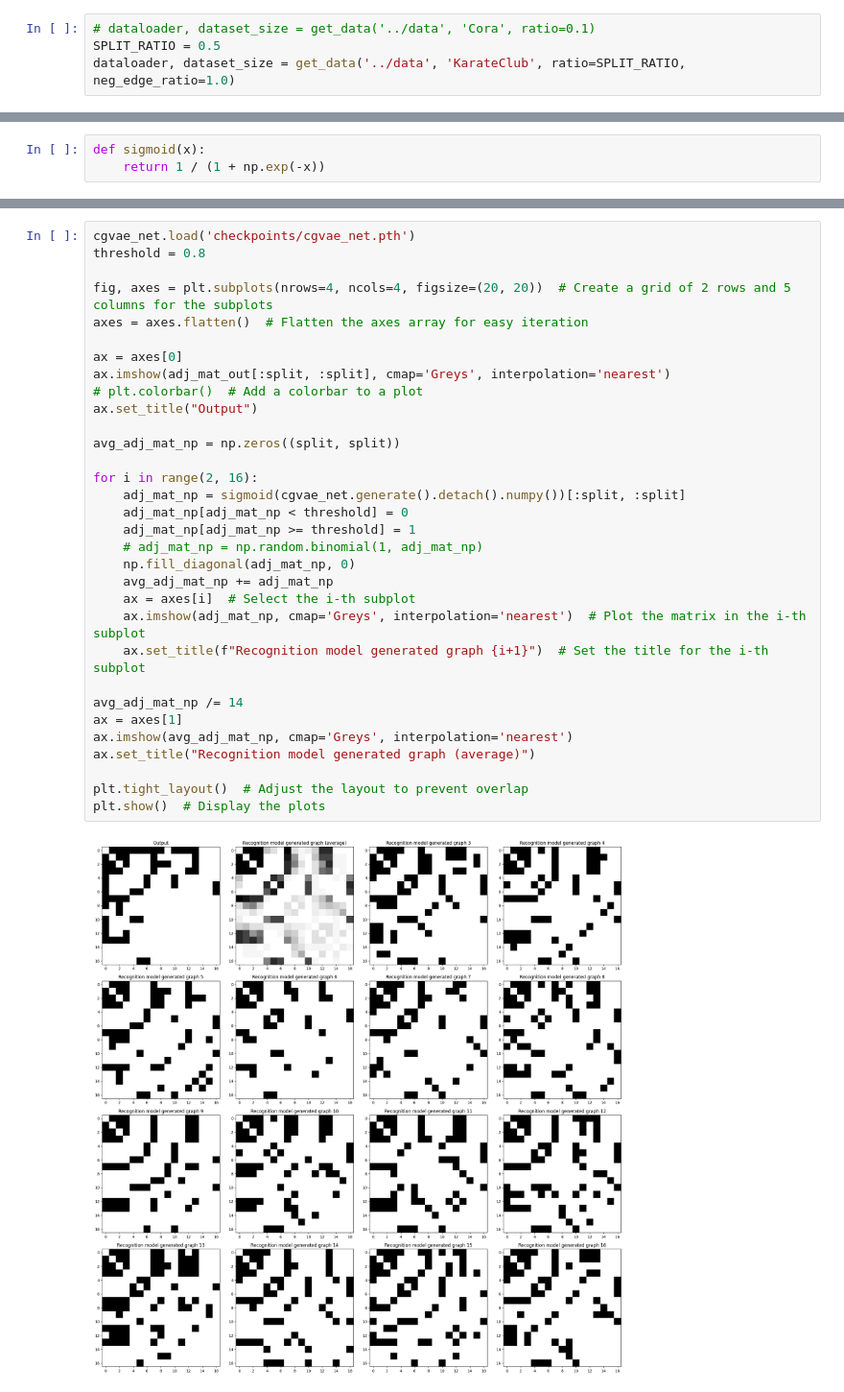
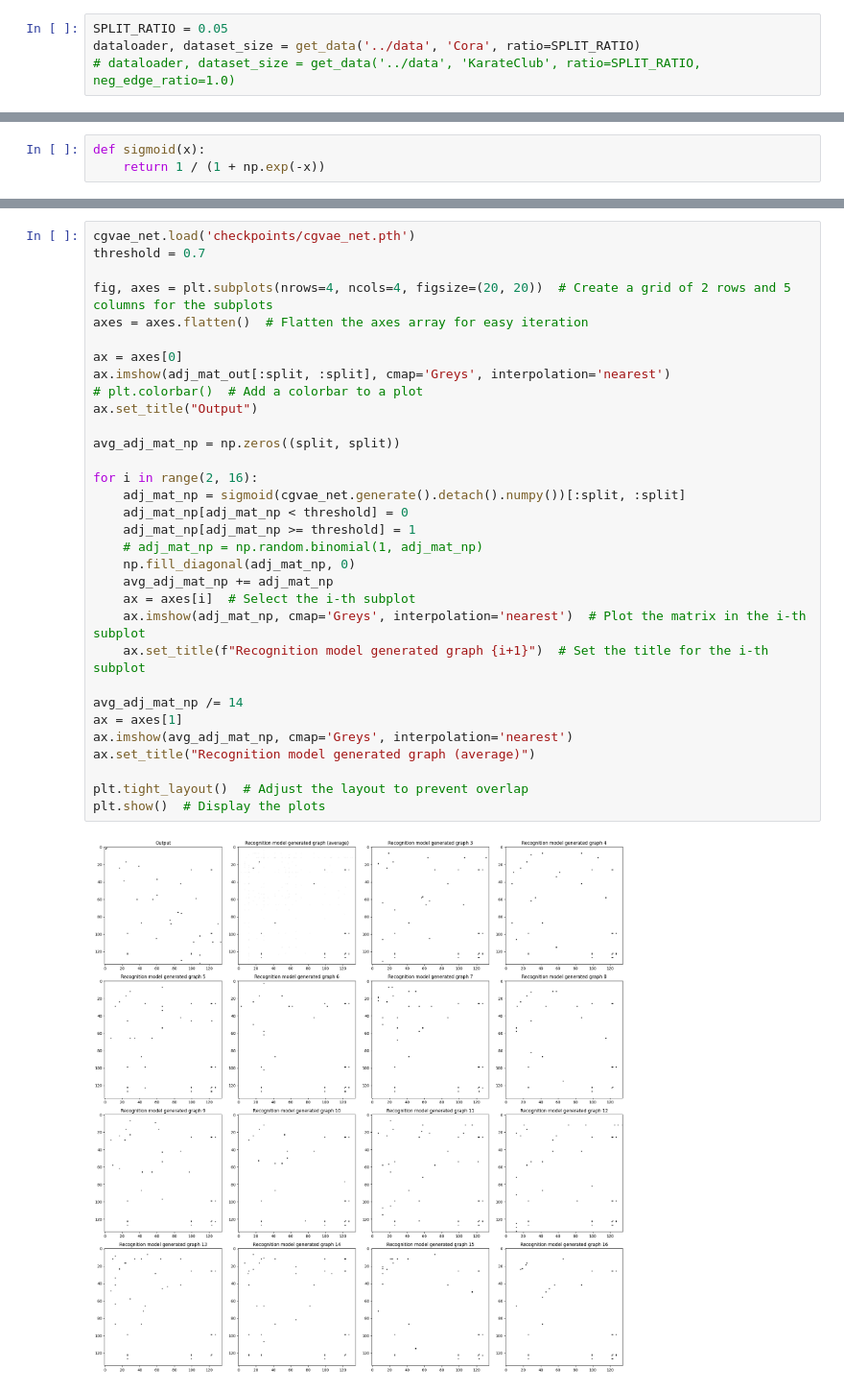
Before and after one commit to FDUguchunhui/latent-space-constraint-GNN, a Jupyter notebook: src/cgvae.ipynb, the cells around one changed output, grey strips where cells are left out. Shown: that part at 96% size. Saved outputs shown, nothing was run; the diff lists cells and outputs as text.

```diff
--- a/src/cgvae.ipynb
+++ b/src/cgvae.ipynb
@@ -21,9 +25,9 @@ display(HTML("<style>pre { white-space: pre !important; }</style>"))
 /Users/cgu3/Documents/cgvae
 '/Users/cgu3/Documents/cgvae'
 # %%
-# dataloader, dataset_size = get_data('../data', 'Cora', ratio=0.1)
-SPLIT_RATIO = 0.5
-dataloader, dataset_size = get_data('../data', 'KarateClub', ratio=SPLIT_RATIO, neg_edge_ratio=1.0)
+SPLIT_RATIO = 0.05
+dataloader, dataset_size = get_data('../data', 'Cora', ratio=SPLIT_RATIO)
+# dataloader, dataset_size = get_data('../data', 'KarateClub', ratio=SPLIT_RATIO, neg_edge_ratio=1.0)
 # %%
 data = next(iter(dataloader))
 data['input'].x.size(1)
@@ -156,37 +151,37 @@ plt.show()
 # %%
 cgvae_net.load('checkpoints/cgvae_net.pth')
-threshold = 0.8
+threshold = 0.7
 
 fig, axes = plt.subplots(nrows=4, ncols=4, figsize=(20, 20))  # Create a grid of 2 rows and 5 columns for the subplots
 axes = axes.flatten()  # Flatten the axes array for easy iteration
 
 ax = axes[0]
 ax.imshow(adj_mat_out[:split, :split], cmap='Greys', interpolation='nearest')
 # plt.colorbar()  # Add a colorbar to a plot
 ax.set_title("Output")
 
 avg_adj_mat_np = np.zeros((split, split))
 
 for i in range(2, 16):
     adj_mat_np = sigmoid(cgvae_net.generate().detach().numpy())[:split, :split]
     adj_mat_np[adj_mat_np < threshold] = 0
     adj_mat_np[adj_mat_np >= threshold] = 1
     # adj_mat_np = np.random.binomial(1, adj_mat_np)
     np.fill_diagonal(adj_mat_np, 0)
     avg_adj_mat_np += adj_mat_np
     ax = axes[i]  # Select the i-th subplot
     ax.imshow(adj_mat_np, cmap='Greys', interpolation='nearest')  # Plot the matrix in the i-th subplot
     ax.set_title(f"Recognition model generated graph {i+1}")  # Set the title for the i-th subplot
 
 avg_adj_mat_np /= 14
 ax = axes[1]
 ax.imshow(avg_adj_mat_np, cmap='Greys', interpolation='nearest')
 ax.set_title("Recognition model generated graph (average)")
 
 plt.tight_layout()  # Adjust the layout to prevent overlap
 plt.show()  # Display the plots
 # %% [output]
-[figure, old version]
+[figure, new version]
 # %%
 from torch_geometric.nn import GCNConv
 from torch_geometric.transforms import ToUndirected
```
Also changed, not shown: parts of 14 cells of this notebook, 5 other files.
